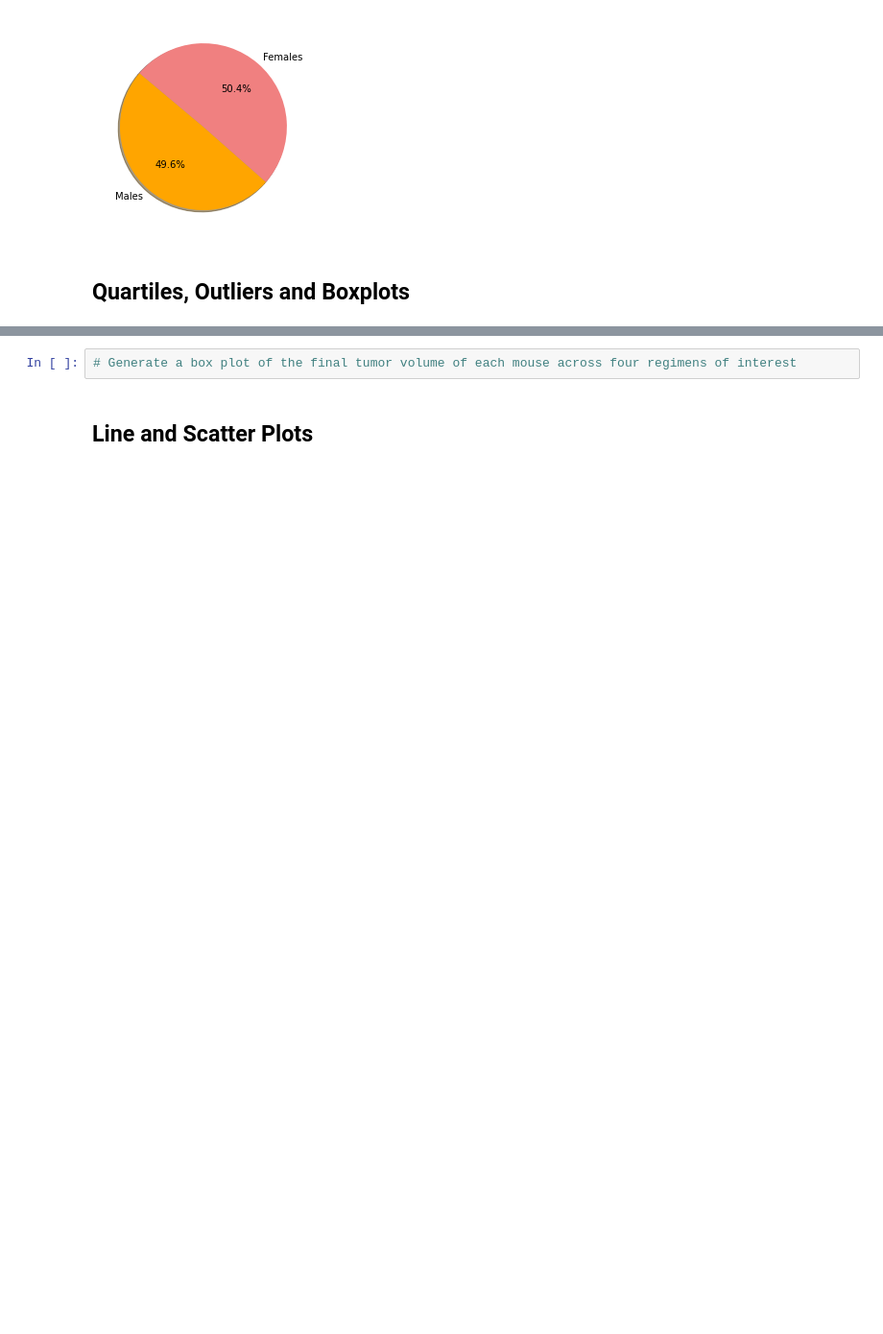
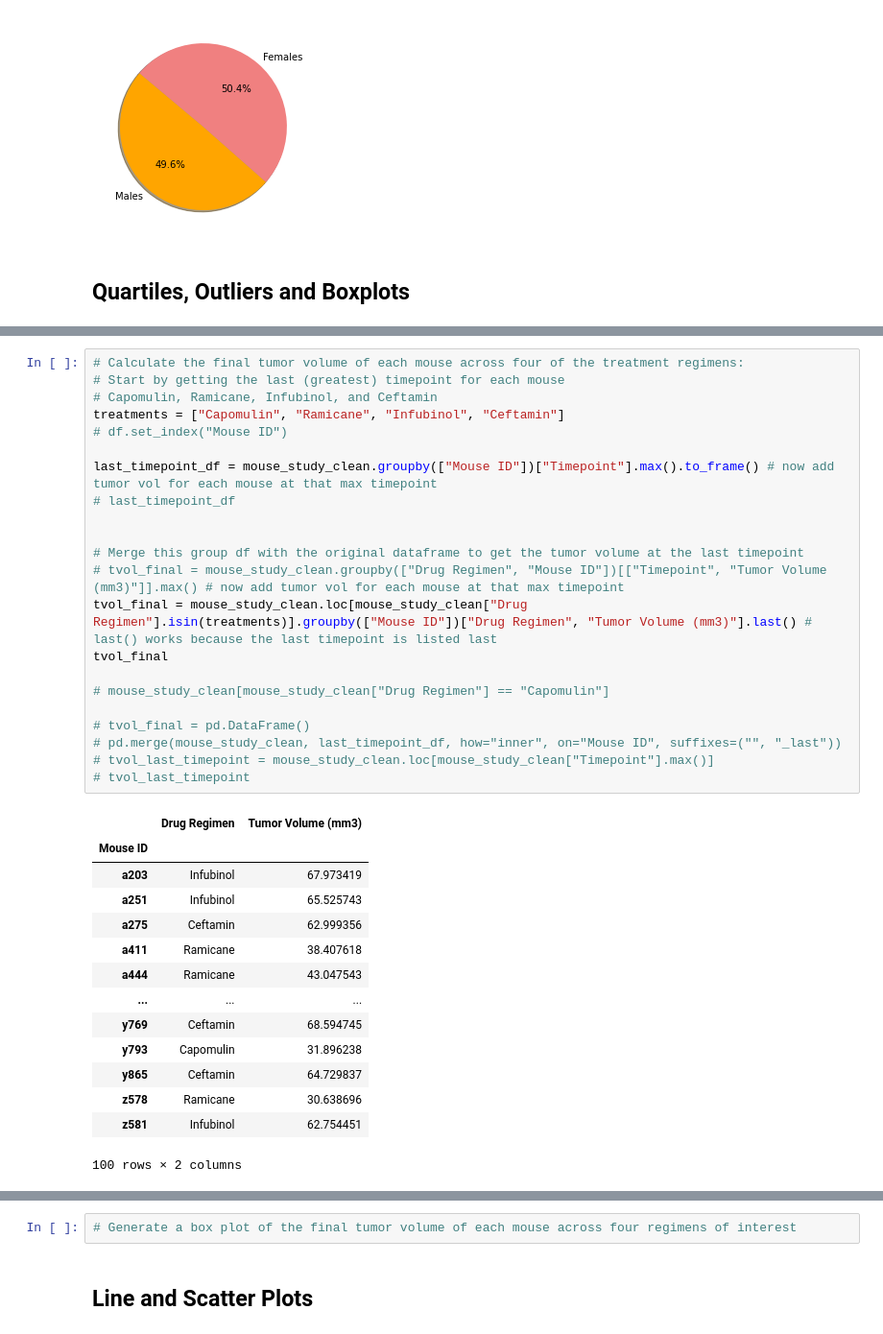
Before and after one commit to DMVance/matplotlib-challenge, a Jupyter notebook: Instructions/Pymaceuticals/pymaceuticals.ipynb, the cells around one changed output, grey strips where cells are left out. Shown at 96% size. Cells and saved outputs as stored; diff of their text form; blank space fills up the shorter version.

```diff
--- a/Instructions/Pymaceuticals/pymaceuticals.ipynb
+++ b/Instructions/Pymaceuticals/pymaceuticals.ipynb
@@ -204,2 +211,39 @@ plt.pie(m_f_count, explode=None, labels=labels, colors=colors,
+# %%
+# Calculate the final tumor volume of each mouse across four of the treatment regimens:
+# Start by getting the last (greatest) timepoint for each mouse
+# Capomulin, Ramicane, Infubinol, and Ceftamin
+treatments = ["Capomulin", "Ramicane", "Infubinol", "Ceftamin"]
+# df.set_index("Mouse ID")
+
+last_timepoint_df = mouse_study_clean.groupby(["Mouse ID"])["Timepoint"].max().to_frame() # now add tumor vol for each mouse at that max timepoint
+# last_timepoint_df
+
+
+# Merge this group df with the original dataframe to get the tumor volume at the last timepoint
+# tvol_final = mouse_study_clean.groupby(["Drug Regimen", "Mouse ID"])[["Timepoint", "Tumor Volume (mm3)"]].max() # now add tumor vol for each mouse at that max timepoint
+tvol_final = mouse_study_clean.loc[mouse_study_clean["Drug Regimen"].isin(treatments)].groupby(["Mouse ID"])["Drug Regimen", "Tumor Volume (mm3)"].last() # last() works because the last timepoint is listed last
+tvol_final
+
+# mouse_study_clean[mouse_study_clean["Drug Regimen"] == "Capomulin"]
+
+# tvol_final = pd.DataFrame()
+# pd.merge(mouse_study_clean, last_timepoint_df, how="inner", on="Mouse ID", suffixes=("", "_last"))
+# tvol_last_timepoint = mouse_study_clean.loc[mouse_study_clean["Timepoint"].max()]
+# tvol_last_timepoint
+# %% [output]
+|  | Drug Regimen | Tumor Volume (mm3) |
+| Mouse ID |  |  |
+| a203 | Infubinol | 67.973419 |
+| a251 | Infubinol | 65.525743 |
+| a275 | Ceftamin | 62.999356 |
+| a411 | Ramicane | 38.407618 |
+| a444 | Ramicane | 43.047543 |
+| ... | ... | ... |
+| y769 | Ceftamin | 68.594745 |
+| y793 | Capomulin | 31.896238 |
+| y865 | Ceftamin | 64.729837 |
+| z578 | Ramicane | 30.638696 |
+| z581 | Infubinol | 62.754451 |
+100 rows × 2 columns
 # %%
 # Put treatments into a list for for loop (and later for plot labels)
```
Also changed, not shown: parts of 6 cells of this notebook.
